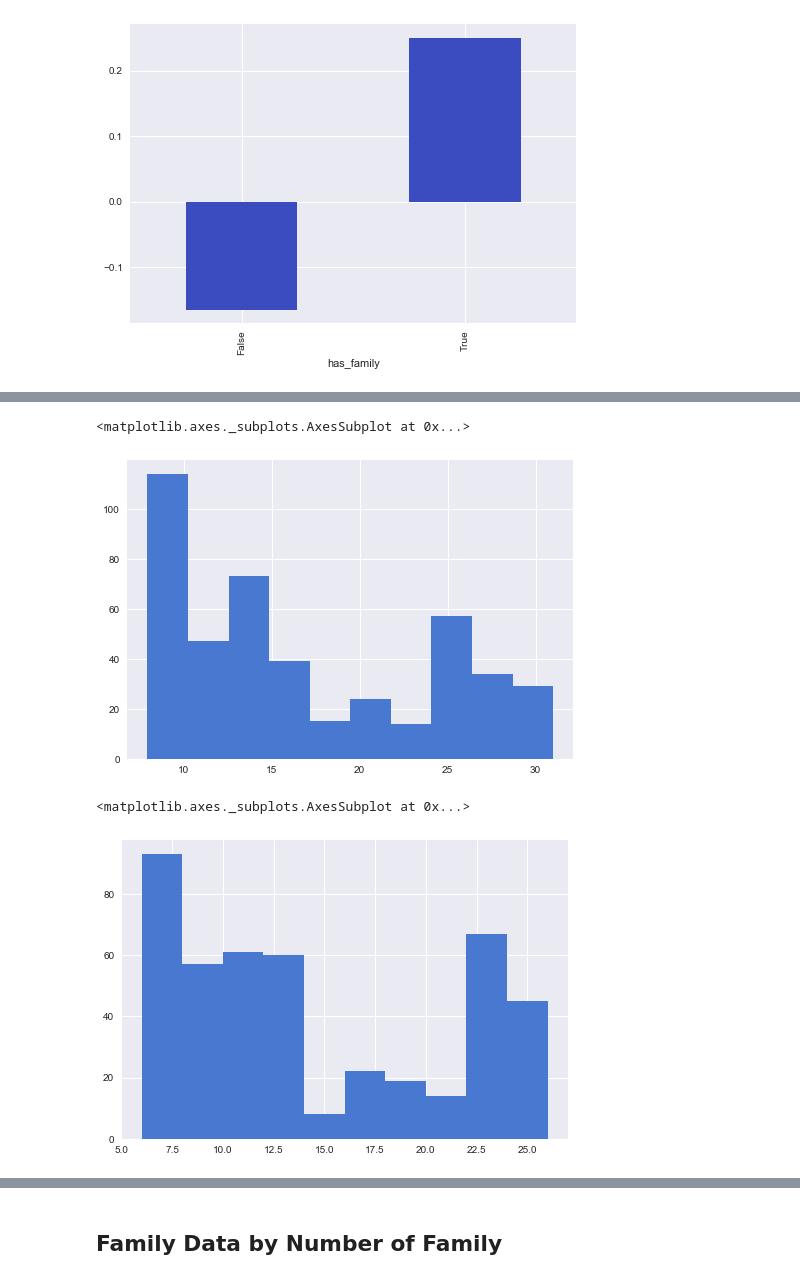
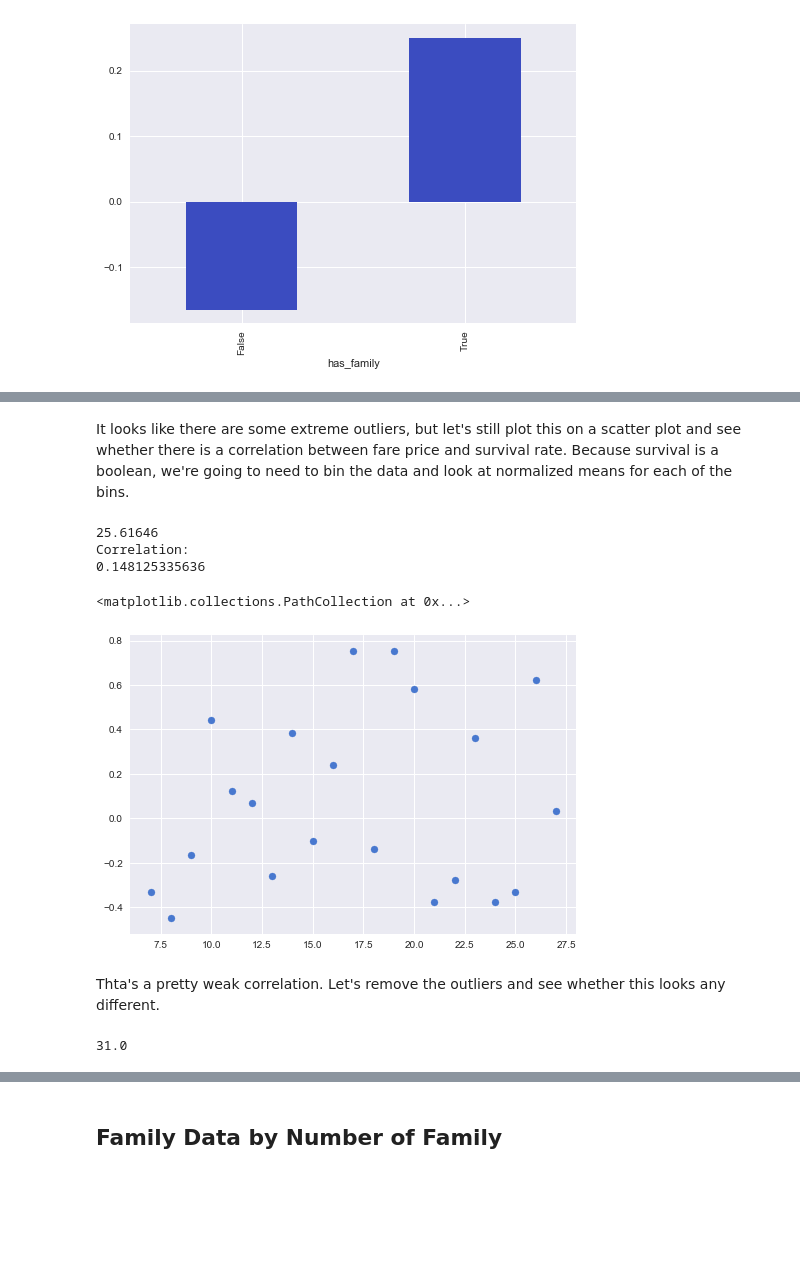
Before and after one commit to kylemeenehan/titanic-data, a Jupyter notebook: Titanic Project.ipynb, the cells around one changed output, grey strips where cells are left out. Saved outputs shown, nothing was run; the diff lists cells and outputs as text; code cells hidden in the pictures; blank space fills up the shorter version.

```diff
--- a/Titanic Project.ipynb
+++ b/Titanic Project.ipynb
@@ -256,26 +232,48 @@ Name: has_family, dtype: float64
+# %% [markdown]
+It looks like there are some extreme outliers, but let's still plot this on a scatter plot and see whether there is a correlation between fare price and survival rate. Because survival is a boolean, we're going to need to bin the data and look at normalized means for each of the bins.
+# %%
+titanic_by_fare = titanic_data.copy()
+
+fare_num_bins = 20
+fare_bin_size = (titanic_by_fare['Fare'].max() - titanic_by_fare['Fare'].min()) / fare_num_bins
+print fare_bin_size
+
+def reduce_fares(fare):
+    return round(fare/fare_bin_size,0)
+
+
+titanic_by_fare['Fare'] = pd.cut(titanic_by_fare['Fare'],fare_num_bins)
+titanic_by_fare_grouped = titanic_fare_binned.groupby('Fare')
+titanic_by_fare_normalized = titanic_by_fare_grouped['Survived'].mean().apply(normalize)
+
+fare_correlation = pd.DataFrame({'fare': titanic_by_fare_normalized.index.values,
+                                  'survived': titanic_by_fare_normalized.values})
+
+print 'Correlation: '
+print fare_correlation.corr(method='pearson').loc['fare','survived']
+
+plt.scatter(titanic_by_fare_normalized.index.values, titanic_by_fare_normalized.values)
+# %% [output]
+25.61646
+Correlation:
+0.148125335636
+<matplotlib.collections.PathCollection at 0x...>
+[figure, added]
+# %% [markdown]
+Thta's a pretty weak correlation. Let's remove the outliers and see whether this looks any different.
 # %%
 #titanic_data.boxplot(column="Fare")
 titanic_fare_25 = titanic_data["Fare"].quantile(0.25)
 titanic_fare_75 = titanic_data["Fare"].quantile(0.75)
 titanic_fare_no_outliers = titanic_data[titanic_data.Fare >= titanic_fare_25]
 titanic_fare_no_outliers = titanic_fare_no_outliers[titanic_fare_no_outliers.Fare <= titanic_fare_75]
-titanic_fare_no_outliers['Fare'].hist(bins=10)
-# %% [output]
-<matplotlib.axes._subplots.AxesSubplot at 0x...>
-[figure, removed]
-# %%
-fare_num_bins = 20
-fare_bin_size = (titanic_fare_75 - titanic_fare_25) / fare_num_bins
-
-def reduce_fares(fare):
-    return int(fare/fare_bin_size)
-
-titanic_fare_binned = titanic_fare_no_outliers.copy()
-titanic_fare_binned['Fare'] = titanic_fare_binned['Fare'].apply(reduce_fares)
-
-titanic_fare_binned['Fare'].hist()
-# %% [output]
-<matplotlib.axes._subplots.AxesSubplot at 0x...>
-[figure, removed]
+# %%
+
+
+print titanic_fare_no_outliers['Fare'].max()
+titanic_fare_binned = titanic_fare_no_outliers.copy()
+titanic_fare_binned['Fare'] = pd.cut(titanic_fare_binned['Fare'],fare_num_bins)
+# %% [output]
+31.0
 # %%
 titanic_fare_binned_grouped = titanic_fare_binned.groupby('Fare')
```
Also changed, not shown: parts of 21 cells of this notebook.
